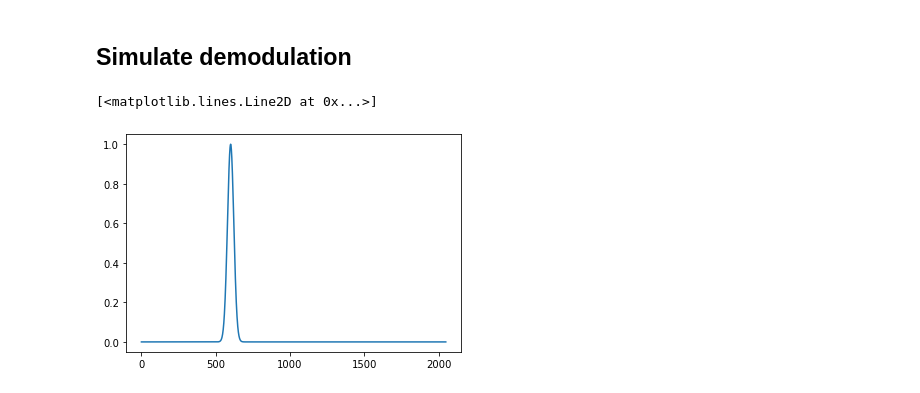
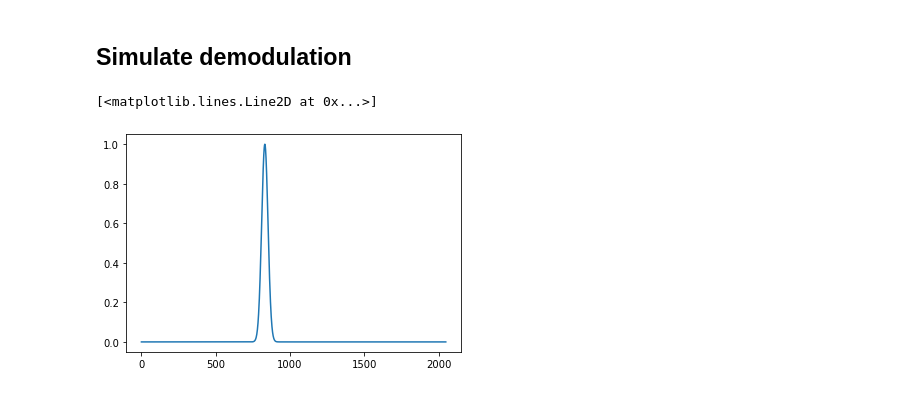
Before and after one commit to Bruyant/MChD-python, a Jupyter notebook: src/mchd_python/Demod.ipynb, the cells around one changed output. Saved outputs shown, nothing was run; the diff lists cells and outputs as text; code cells hidden in the pictures.

```diff
--- a/src/mchd_python/Demod.ipynb
+++ b/src/mchd_python/Demod.ipynb
@@ -222,10 +281,10 @@ ylim(-100,100)
 # %%
 spectrum=np.zeros(2048)
 # %%
-spectrum[500:700]=exp(-arange(-100,100)**2/30**2)
+spectrum[830-100:830+100]=exp(-arange(-100,100)**2/30**2)
 plot(spectrum)
 # %% [output]
 [<matplotlib.lines.Line2D at 0x...>]
-[figure, old version]
+[figure, new version]
 # %%
 from scipy import signal
```
Also changed, not shown: parts of 19 cells of this notebook, 2 other files.
